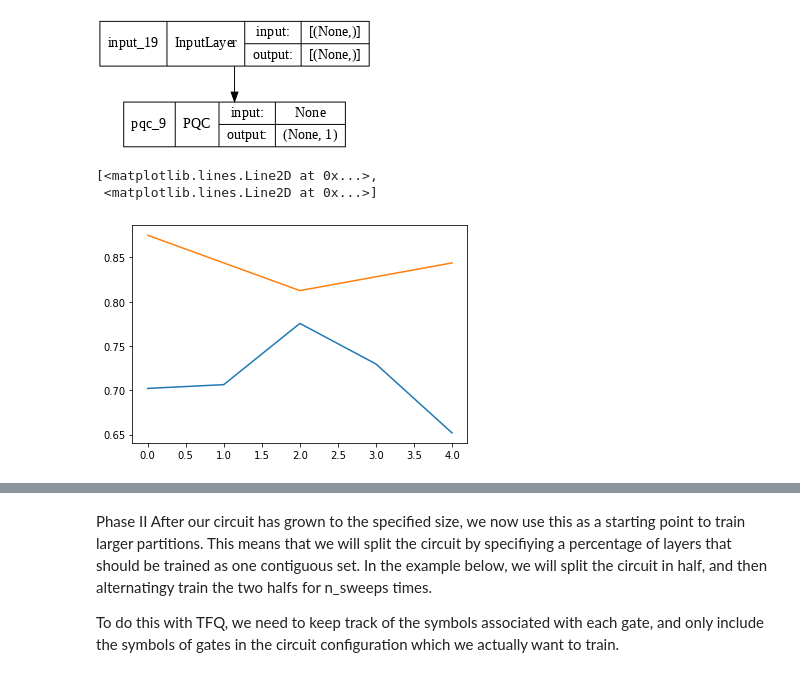
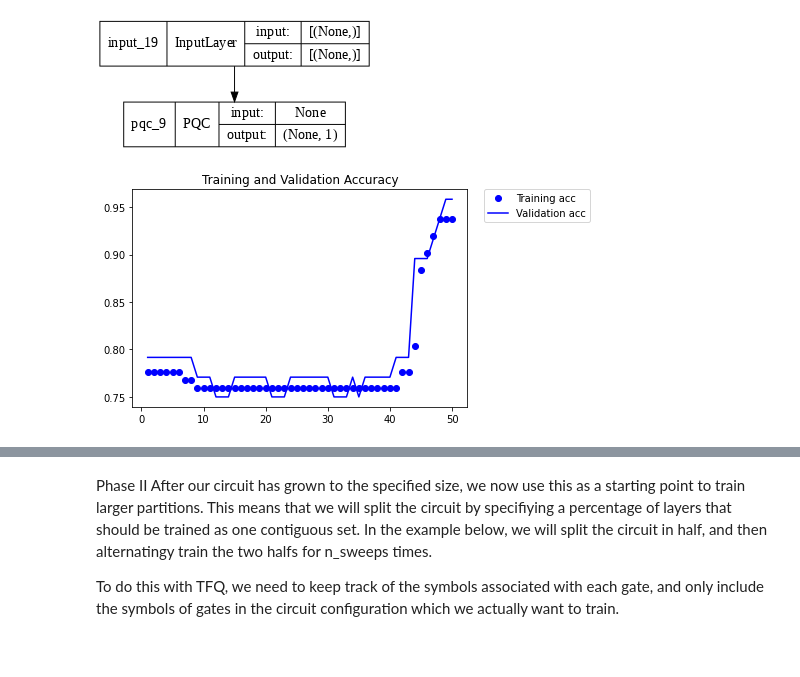
Before and after one commit to mbeadlescomb/QNN-Error-Mitigation, a Jupyter notebook: QCNN w_ Layerwise Learning on SPT Dataset.ipynb, the cells around one changed output, grey strips where cells are left out. Drawn from its saved outputs; the diff is of its cells as text; code cells hidden in the pictures.

```diff
--- a/QCNN w_ Layerwise Learning on SPT Dataset.ipynb
+++ b/QCNN w_ Layerwise Learning on SPT Dataset.ipynb
@@ -365,9 +374,14 @@ tf.keras.utils.plot_model(qcnn_ll_model,
                           dpi=70)
 # %% [output]
 [figure]
-# %%
-plt.plot(training_history)
-# %% [output]
-[<matplotlib.lines.Line2D at 0x...>,
- <matplotlib.lines.Line2D at 0x...>]
-[figure, removed]
+# %%
+epochs_phase_1 = range(1, len(acc_phase_1) + 1)
+
+plt.plot(epochs_phase_1, acc_phase_1, 'o', color='blue', label='Training acc')
+plt.plot(epochs_phase_1, val_acc_phase_1, color='blue', label='Validation acc')
+plt.title('Training and Validation Accuracy')
+plt.legend(bbox_to_anchor=(1.05, 1), loc=2, borderaxespad=0.)
+
+plt.show()
+# %% [output]
+[figure, added]
```
Also changed, not shown: parts of 33 cells of this notebook.
